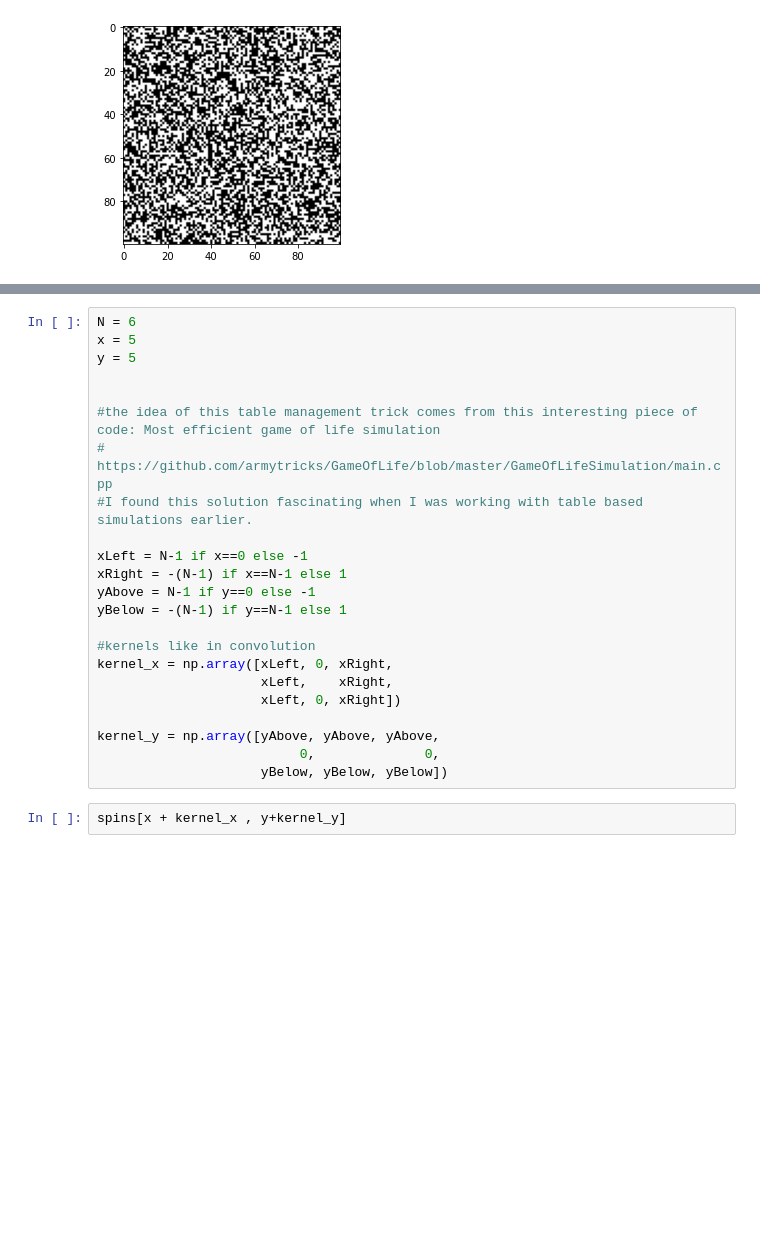
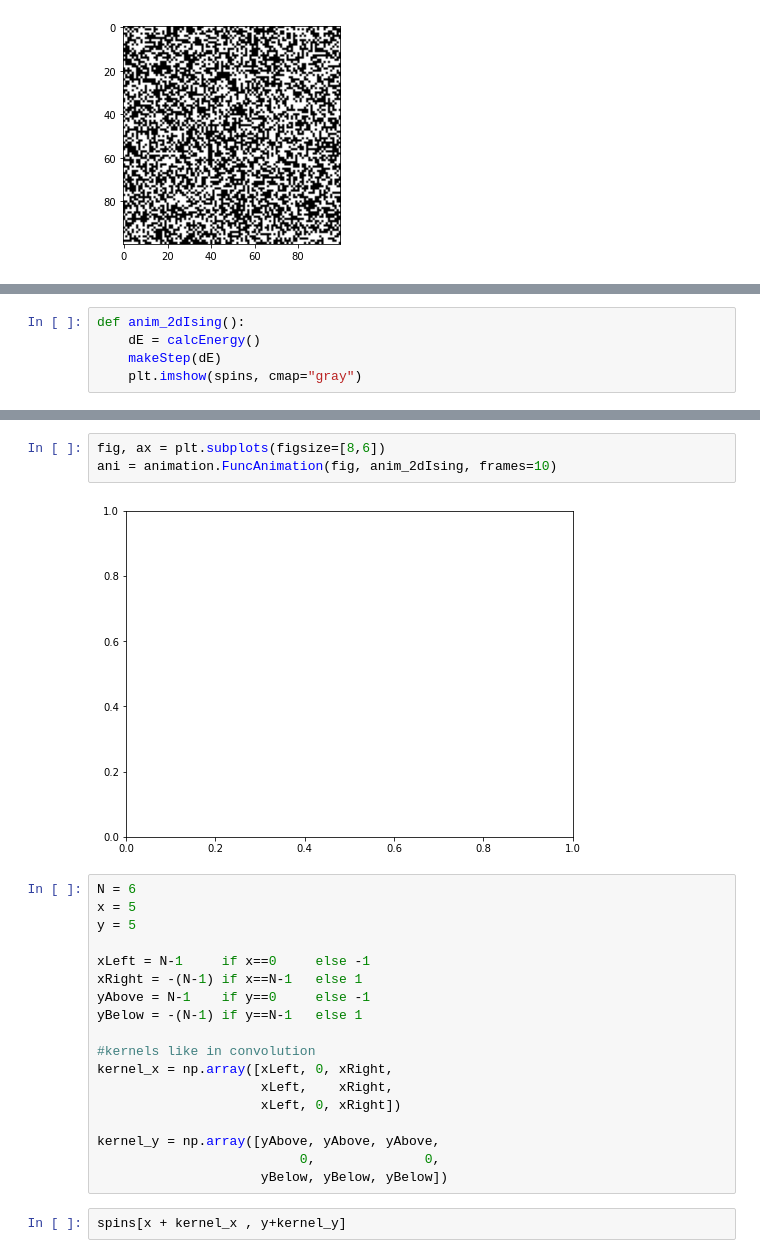
Before and after one commit to Balint831/Ising-spins-on-networks, a Jupyter notebook: main.ipynb, the cells around one changed output, grey strips where cells are left out. Drawn from its saved outputs; the diff is of its cells as text; blank space fills up the shorter version.

```diff
--- a/main.ipynb
+++ b/main.ipynb
@@ -74,0 +119,5 @@ plt.imshow(spins,cmap="gray")
+# %%
+def anim_2dIsing():
+    dE = calcEnergy()
+    makeStep(dE)
+    plt.imshow(spins, cmap="gray")
@@ -75,17 +142,17 @@ plt.imshow(spins,cmap="gray")
+# %%
+fig, ax = plt.subplots(figsize=[8,6])
+ani = animation.FuncAnimation(fig, anim_2dIsing, frames=10)
+# %% [output]
+[figure, added]
 # %%
 N = 6
 x = 5
 y = 5
 
-
-#the idea of this table management trick comes from this interesting piece of code: Most efficient game of life simulation
-# https://github.com/armytricks/GameOfLife/blob/master/GameOfLifeSimulation/main.cpp
-#I found this solution fascinating when I was working with table based simulations earlier.
-
-xLeft = N-1 if x==0 else -1
-xRight = -(N-1) if x==N-1 else 1
-yAbove = N-1 if y==0 else -1
-yBelow = -(N-1) if y==N-1 else 1
+xLeft = N-1     if x==0     else -1
+xRight = -(N-1) if x==N-1   else 1
+yAbove = N-1    if y==0     else -1
+yBelow = -(N-1) if y==N-1   else 1
 
 #kernels like in convolution
 kernel_x = np.array([xLeft, 0, xRight,
```
Also changed, not shown: parts of 4 cells of this notebook, 4 other files.
